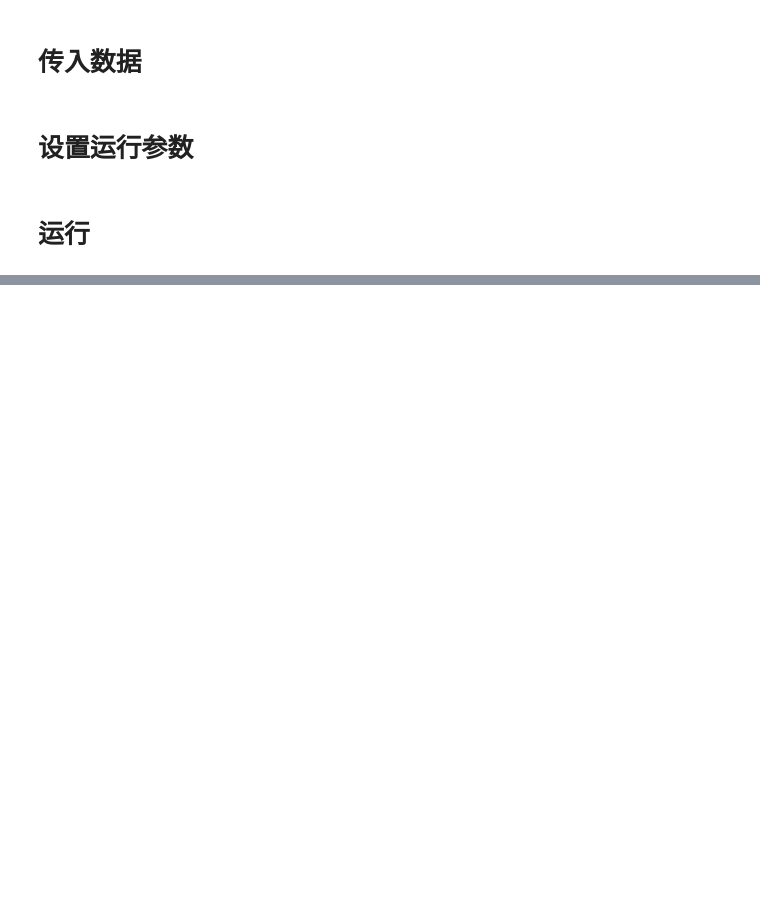
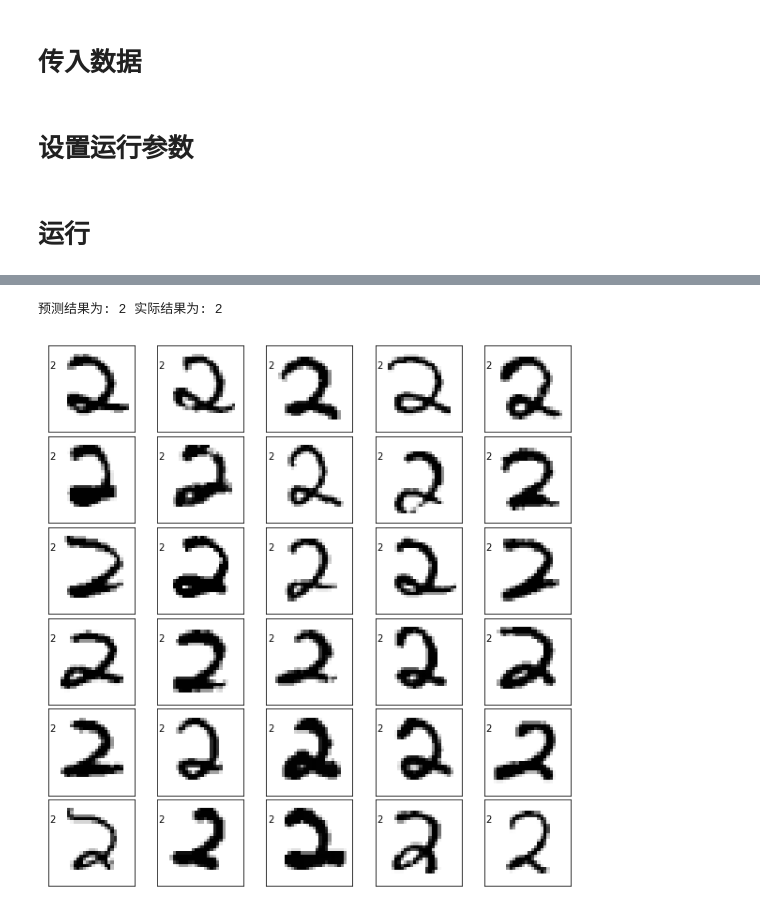
Before and after one commit to AlexFanw/HUSTER-CS, a Jupyter notebook: 机器学习/hw1/knn.ipynb, the cells around one changed output, grey strips where cells are left out. Drawn from its saved outputs; the diff is of its cells as text; code cells hidden in the pictures; blank space fills up the shorter version.

```diff
--- a/机器学习/hw1/knn.ipynb
+++ b/机器学习/hw1/knn.ipynb
@@ -45,14 +0,0 @@ filename_train_labels = 'MNIST/train-labels-idx1-ubyte'
-# %%
-## 打印图片
-import matplotlib
-matplotlib.use('TkAgg') ##macOS需要换一下后端才能显示图片。
-from matplotlib import pyplot as plt
-
-fig=plt.figure(figsize=(8,8))
-fig.subplots_adjust(left=0,right=1,bottom=0,top=1,hspace=0.05,wspace=0.05)
-for i in range(30):
-    images = np.reshape(train_images[i], [28,28])
-    ax=fig.add_subplot(6,5,i+1,xticks=[],yticks=[])
-    ax.imshow(images,cmap=plt.cm.binary,interpolation='nearest')
-    ax.text(0,7,str(train_labels[i]))
-plt.show()
@@ -148,5 +88,5 @@ def KNN(test_data, images, labels, k):
         ## 把这个Count + 1
         classCount[voteIlabel] += 1
 
-    return np.argmax(classCount)
+    return np.argmax(classCount),sortedDistIndicies[0:k]
 # %% [markdown]
@@ -182,3 +120,19 @@ def KNN_TEST(train_x,test_x,train_y,test_y,k):
+# %%
+def KNN_TEST_PRINT(train_x,test_x,train_y,test_y,test_id,k):
+    result,sortlist = KNN(test_x[test_id], train_x, train_y, k)
+    print('预测结果为:',result,'实际结果为:',test_y[test_id])
+    #sortlist.append(test_id)
+    ## 打印图片
+    fig=plt.figure(figsize=(8,8))
+    fig.subplots_adjust(left=0,right=1,bottom=0,top=1,hspace=0.05,wspace=0.05)
+    for i in range(len(sortlist)):
+        images = np.reshape(train_x[sortlist[i]], [28,28])
+        ax=fig.add_subplot(6,5,i+1,xticks=[],yticks=[])
+        ax.imshow(images,cmap=plt.cm.binary,interpolation='nearest')
+        ax.text(0,7,str(train_y[sortlist[i]]))
+    plt.show()
+    plt.pause(5)##停留5秒
+    plt.close(fig)##关闭图片
 # %% [markdown]
 # 传入数据
 # %%
@@ -208,7 +153,7 @@ trainNum = 6000
 # 测试图片数
 testNum = 100
 # 距离最小的k个图片
-k = 10
+k = 30
 
 train_Start = random.randint(0,60001-trainNum)
 train_End = train_Start+trainNum
@@ -216,6 +161,7 @@ train_i = train_x[train_Start:train_End,:]
 train_l = train_y[train_Start:train_End]
 
 test_Start = random.randint(0,10001-testNum)
+## test_Start = 0
 test_End = test_Start+testNum
 test_i = test_x[test_Start:test_End,:]
 test_l = test_y[test_Start:test_End]
@@ -258,0 +170,12 @@ print ('程序运行时间:',end-start)
+# %%
+## 打印输入图片的k近邻图片
+import matplotlib
+matplotlib.use('TkAgg') ##macOS需要换一下后端才能显示图片。
+from matplotlib import pyplot as plt
+%matplotlib inline
+## 输入图片的编号（随机产生）
+test_id = random.randint(0,10000)
+KNN_TEST_PRINT(train_i,test_x,train_l,test_y,test_id,k)
+# %% [output]
+预测结果为: 2 实际结果为: 2
+[figure, added]
```
Also changed, not shown: parts of 10 cells of this notebook.
